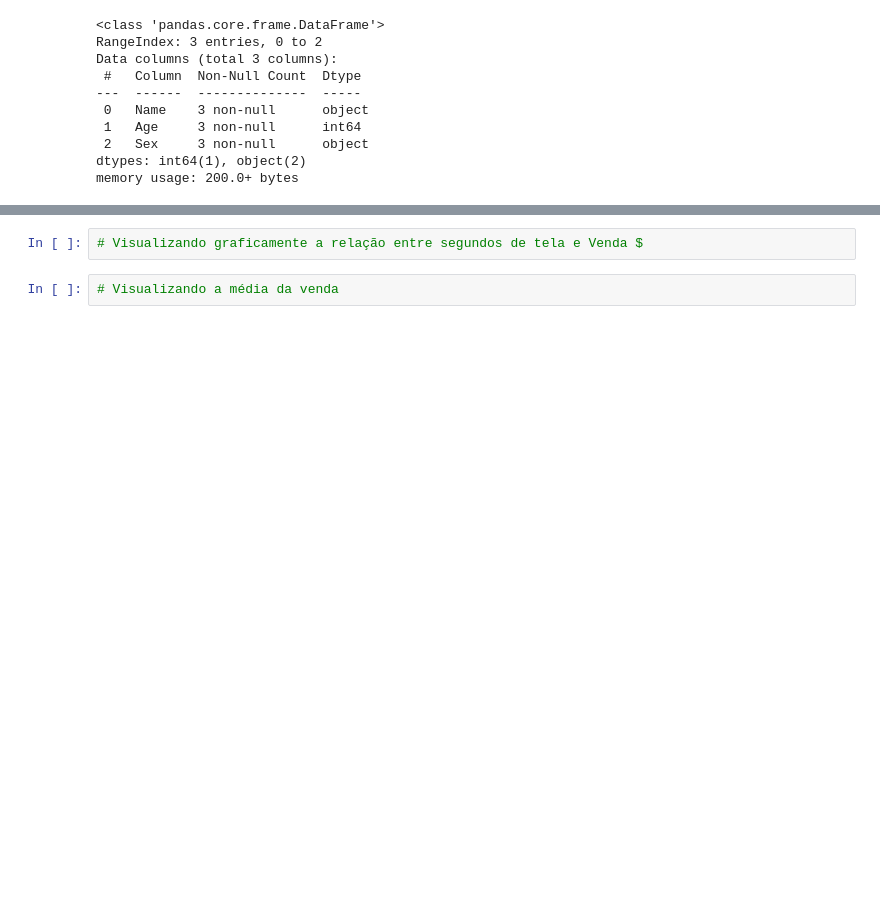
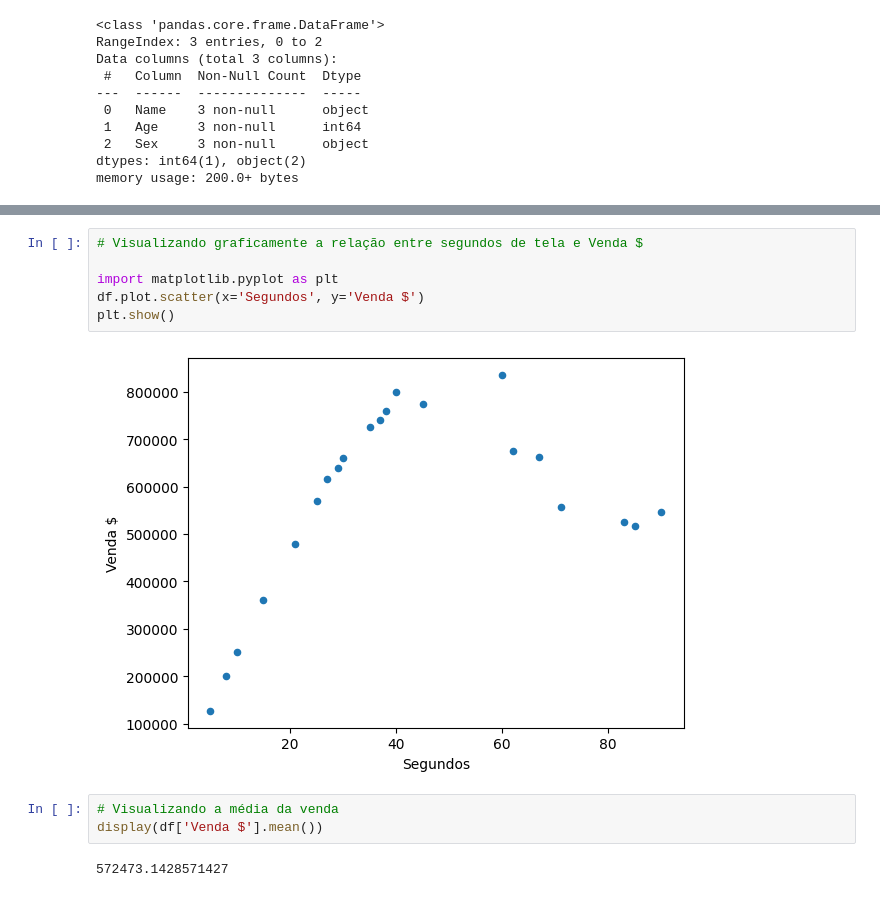
Before and after one commit to jharbes/hashtagDatascience, a Jupyter notebook: 004-pandas_e_numpy/04-comparando_o_pandas_com_o_excel-na_pratica-parte2/apresentando_o_numpy_e_o_pandas-parte2.ipynb, the cells around one changed output, grey strips where cells are left out. Saved outputs shown, nothing was run; the diff lists cells and outputs as text; blank space fills up the shorter version.

```diff
--- a/004-pandas_e_numpy/04-comparando_o_pandas_com_o_excel-na_pratica-parte2/apresentando_o_numpy_e_o_pandas-parte2.ipynb
+++ b/004-pandas_e_numpy/04-comparando_o_pandas_com_o_excel-na_pratica-parte2/apresentando_o_numpy_e_o_pandas-parte2.ipynb
@@ -136,4 +195,13 @@ display(df.tail())
 # %%
 # Visualizando graficamente a relação entre segundos de tela e Venda $
+
+import matplotlib.pyplot as plt
+df.plot.scatter(x='Segundos', y='Venda $')
+plt.show()
+# %% [output]
+[figure, added]
 # %%
 # Visualizando a média da venda
+display(df['Venda $'].mean())
+# %% [output]
+572473.1428571427
```
Also changed, not shown: parts of 4 cells of this notebook, 1 other file.
